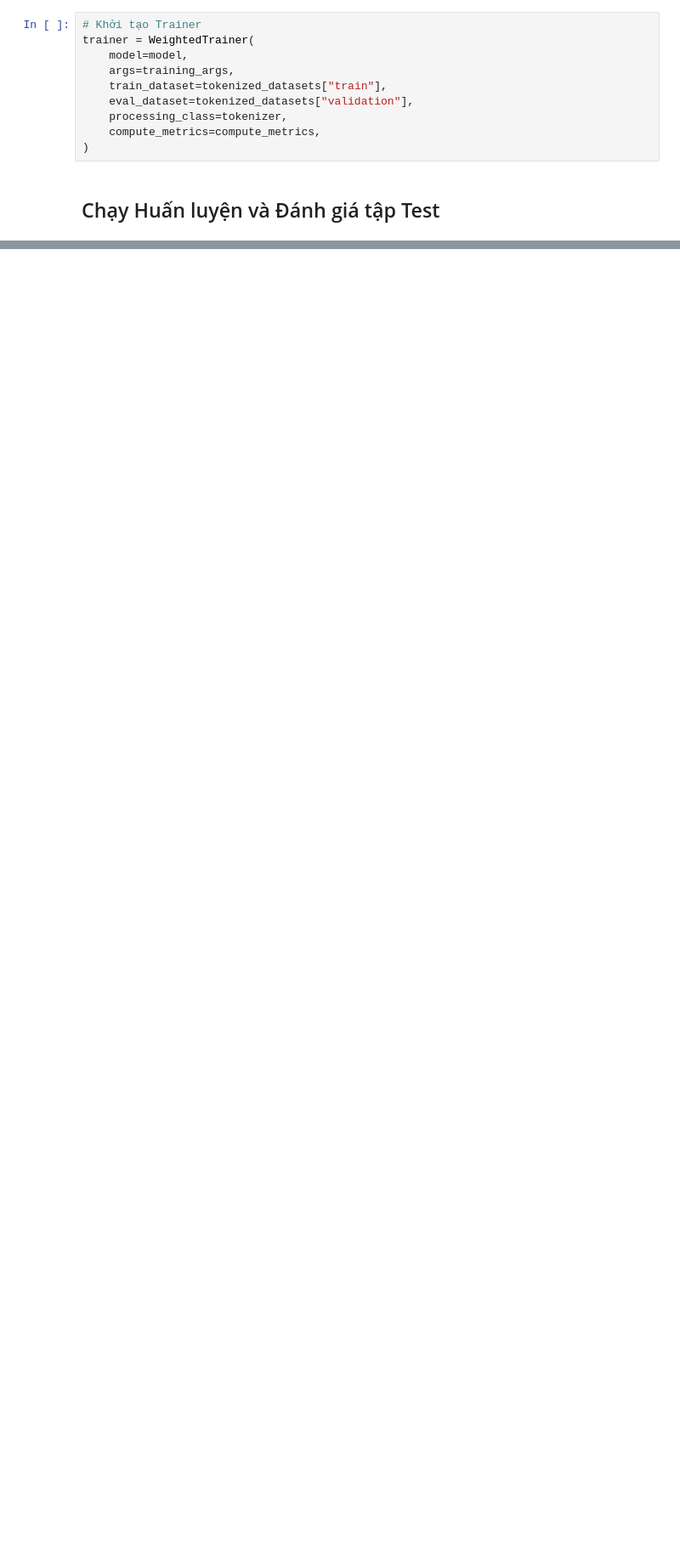
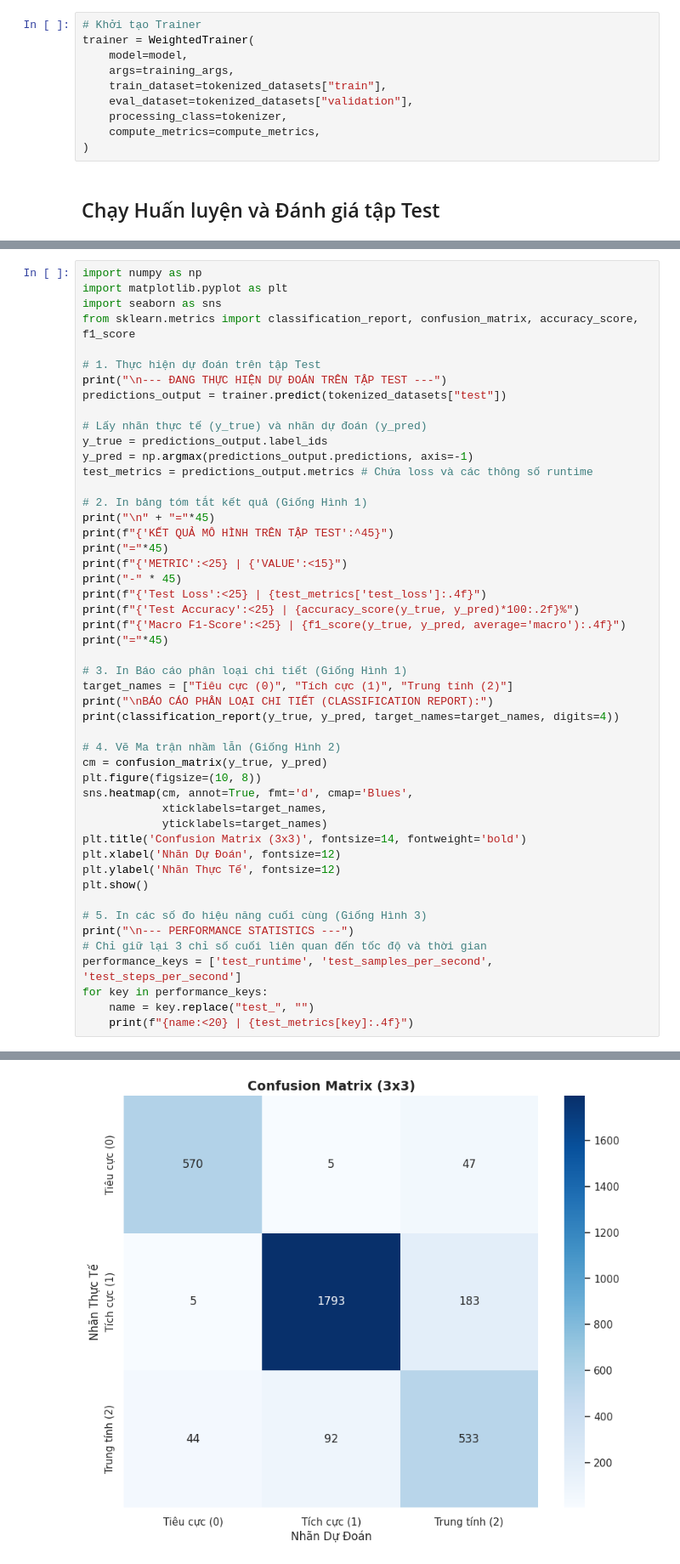
Before and after one commit to chichic21039/ML-Lab1-Restaurant, a Jupyter notebook: model/phoBERT.ipynb, the cells around one changed output, grey strips where cells are left out. Shown at 85% size. Saved outputs shown, nothing was run; the diff lists cells and outputs as text; blank space fills up the shorter version.

```diff
--- a/model/phoBERT.ipynb
+++ b/model/phoBERT.ipynb
@@ -210,0 +263,50 @@ steps_per_second | 4.1510
+# %%
+import numpy as np
+import matplotlib.pyplot as plt
+import seaborn as sns
+from sklearn.metrics import classification_report, confusion_matrix, accuracy_score, f1_score
+
+# 1. Thực hiện dự đoán trên tập Test
+print("\n--- ĐANG THỰC HIỆN DỰ ĐOÁN TRÊN TẬP TEST ---")
+predictions_output = trainer.predict(tokenized_datasets["test"])
+
+# Lấy nhãn thực tế (y_true) và nhãn dự đoán (y_pred)
+y_true = predictions_output.label_ids
+y_pred = np.argmax(predictions_output.predictions, axis=-1)
+test_metrics = predictions_output.metrics # Chứa loss và các thông số runtime
+
+# 2. In bảng tóm tắt kết quả (Giống Hình 1)
+print("\n" + "="*45)
+print(f"{'KẾT QUẢ MÔ HÌNH TRÊN TẬP TEST':^45}")
+print("="*45)
+print(f"{'METRIC':<25} | {'VALUE':<15}")
+print("-" * 45)
+print(f"{'Test Loss':<25} | {test_metrics['test_loss']:.4f}")
+print(f"{'Test Accuracy':<25} | {accuracy_score(y_true, y_pred)*100:.2f}%")
+print(f"{'Macro F1-Score':<25} | {f1_score(y_true, y_pred, average='macro'):.4f}")
+print("="*45)
+
+# 3. In Báo cáo phân loại chi tiết (Giống Hình 1)
+target_names = ["Tiêu cực (0)", "Tích cực (1)", "Trung tính (2)"]
+print("\nBÁO CÁO PHÂN LOẠI CHI TIẾT (CLASSIFICATION REPORT):")
+print(classification_report(y_true, y_pred, target_names=target_names, digits=4))
+
+# 4. Vẽ Ma trận nhầm lẫn (Giống Hình 2)
+cm = confusion_matrix(y_true, y_pred)
+plt.figure(figsize=(10, 8))
+sns.heatmap(cm, annot=True, fmt='d', cmap='Blues',
+            xticklabels=target_names,
+            yticklabels=target_names)
+plt.title('Confusion Matrix (3x3)', fontsize=14, fontweight='bold')
+plt.xlabel('Nhãn Dự Đoán', fontsize=12)
+plt.ylabel('Nhãn Thực Tế', fontsize=12)
+plt.show()
+
+# 5. In các số đo hiệu năng cuối cùng (Giống Hình 3)
+print("\n--- PERFORMANCE STATISTICS ---")
+# Chỉ giữ lại 3 chỉ số cuối liên quan đến tốc độ và thời gian
+performance_keys = ['test_runtime', 'test_samples_per_second', 'test_steps_per_second']
+for key in performance_keys:
+    name = key.replace("test_", "")
+    print(f"{name:<20} | {test_metrics[key]:.4f}")
+# %% [output]
@@ -210,0 +335 @@ steps_per_second | 4.1510
+[figure, added]
```
Also changed, not shown: parts of 9 cells of this notebook, 3 other files.
